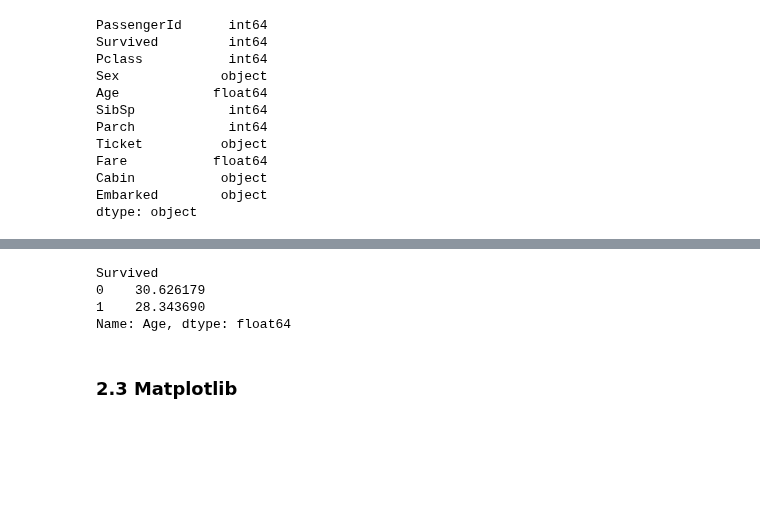
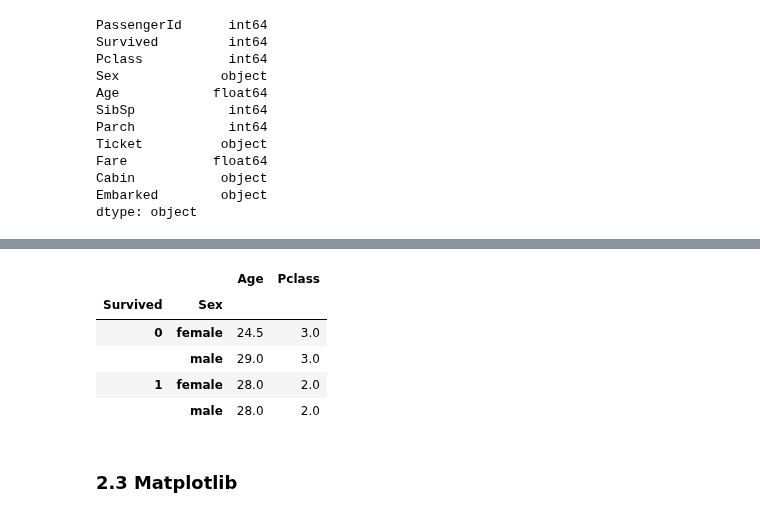
Before and after one commit to ENCCS/webinar_documents, a Jupyter notebook: 2024-oct-24-python/Webinar_Python.ipynb, the cells around one changed output, grey strips where cells are left out. Cells and saved outputs as stored; diff of their text form; code cells hidden in the pictures; blank space fills up the shorter version.

```diff
--- a/2024-oct-24-python/Webinar_Python.ipynb
+++ b/2024-oct-24-python/Webinar_Python.ipynb
@@ -218,12 +315,14 @@ titanic.describe()
 | 75% | 668.500000 | 1.000000 | 3.000000 | 38.000000 | 1.000000 | 0.000000 | 31.000000 |
 | max | 891.000000 | 1.000000 | 3.000000 | 80.000000 | 8.000000 | 6.000000 | 512.329200 |
 # %%
-titanic.groupby("Survived")["Age"].mean()
+titanic[["Age", "Sex", "Survived", "Pclass"]].groupby(["Survived", "Sex"]).aggregate("median")
 # %% [output]
-Survived
-0    30.626179
-1    28.343690
-Name: Age, dtype: float64
+|  |  | Age | Pclass |
+| Survived | Sex |  |  |
+| 0 | female | 24.5 | 3.0 |
+|  | male | 29.0 | 3.0 |
+| 1 | female | 28.0 | 2.0 |
+|  | male | 28.0 | 2.0 |
 # %% [markdown]
 ### 2.3 Matplotlib
 # %% [markdown]
```
Also changed, not shown: parts of 49 cells of this notebook, 3 other files.
